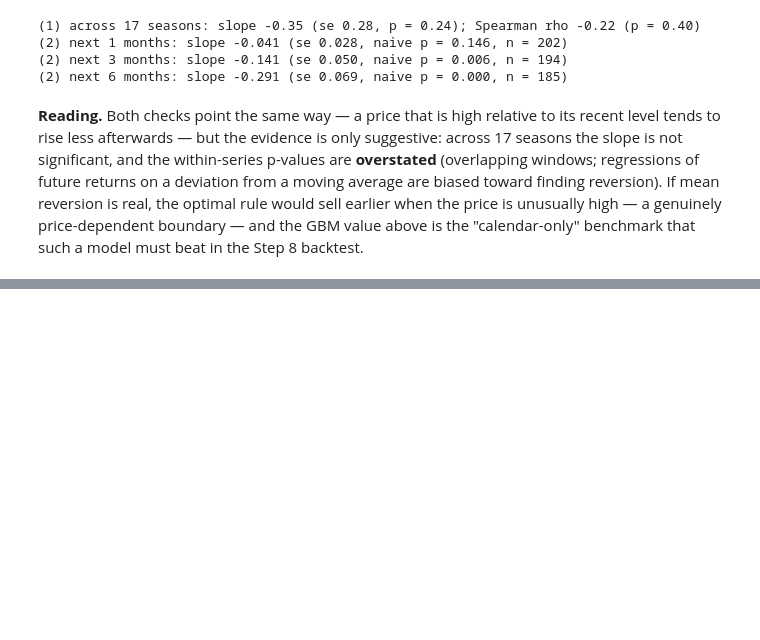
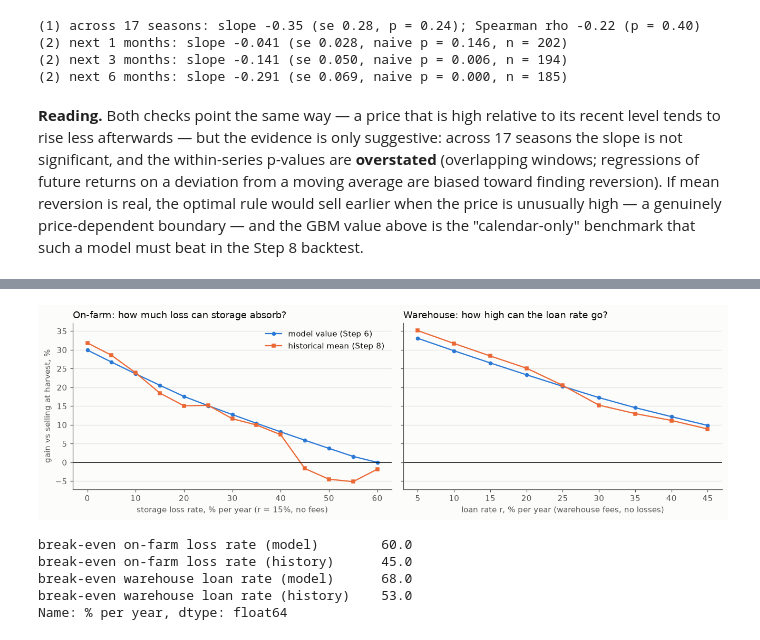
Before and after one commit to thummim-mekuria/erdos_project, a Jupyter notebook: maize_storage_option.ipynb, the cells around one changed output, grey strips where cells are left out. Saved outputs shown, nothing was run; the diff lists cells and outputs as text; code cells hidden in the pictures; blank space fills up the shorter version.

```diff
--- a/maize_storage_option.ipynb
+++ b/maize_storage_option.ipynb
@@ -812,0 +951,14 @@ is unusually high — a genuinely price-dependent boundary — and the GBM value
+# %%
+GRID = [0.1, 0.2, 0.3, 0.5, np.inf]
+thr_rows = []
+for name, c in SC_BT.items():
+    for y in range(2012, 2026):
+        if np.isnan(season_gain(y, c)[0]):
+            continue
+        past = {X: np.nanmean([season_gain(yy, c, X)[0] for yy in range(2007, y)]) for X in GRID}
+        Xb = max(past, key=past.get)
+        thr_rows.append({"scenario": name, "season (Dec start)": y - 1, "chosen X": Xb,
+                         "threshold rule": season_gain(y, c, Xb)[0], "hold to planned month": season_gain(y, c)[0]})
+thr = pd.DataFrame(thr_rows)
+display(thr.groupby("scenario")[["threshold rule", "hold to planned month"]].mean().round(3))
+print("threshold chosen (X):", thr["chosen X"].value_counts().to_dict())
@@ -812,0 +989,50 @@ is unusually high — a genuinely price-dependent boundary — and the GBM value
+# %%
+def model_gain(fee, loss, r_, once):
+    return store_value(fee, loss, r_=r_)[0] - 1 - once
+
+def hist_gain(fee, loss, r_, once):
+    global R_LOAN
+    old, R_LOAN = R_LOAN, r_
+    try:
+        return np.nanmean([season_gain(y, dict(fee=fee, loss=loss, once=once))[0] for y in range(2007, 2026)])
+    finally:
+        R_LOAN = old
+
+losses = np.linspace(0, 0.6, 13)
+rates = np.linspace(0.05, 0.45, 9)
+fig, axes = plt.subplots(1, 2, figsize=(12, 3.8), sharey=True)
+for ax, xs_, f_model, f_hist, xl in [
+        (axes[0], losses, lambda x: model_gain(0, x, .15, 0), lambda x: hist_gain(0, x, .15, 0),
+         "storage loss rate, % per year (r = 15%, no fees)"),
+        (axes[1], rates, lambda x: model_gain(.03, 0, x, .015), lambda x: hist_gain(.03, 0, x, .015),
+         "loan rate r, % per year (warehouse fees, no losses)")]:
+    ax.plot(100 * xs_, [100 * f_model(x) for x in xs_], "o-", color=BLUE, ms=4, label="model value (Step 6)")
+    ax.plot(100 * xs_, [100 * f_hist(x) for x in xs_], "s-", color=ORANGE, ms=4, label="historical mean (Step 8)")
+    ax.axhline(0, color=INK, lw=1); ax.set_xlabel(xl); ax.grid(axis="x", visible=False)
+axes[0].set_ylabel("gain vs selling at harvest, %"); axes[0].legend(frameon=False)
+axes[0].set_title("On-farm: how much loss can storage absorb?", loc="left", color=INK)
+axes[1].set_title("Warehouse: how high can the loan rate go?", loc="left", color=INK)
+plt.tight_layout(); plt.show()
+
+def first_zero(f, grid):
+    # smallest cost on the grid at which the gain is no longer positive (storage stops paying)
+    for x in grid:
+        if f(x) <= 1e-6:
+            return x
+    return np.nan
+
+fine_loss, fine_rate = np.arange(0, 1.001, 0.01), np.arange(0, 1.001, 0.01)
+be = {
+    "break-even on-farm loss rate (model)": first_zero(lambda x: model_gain(0, x, .15, 0), fine_loss),
+    "break-even on-farm loss rate (history)": first_zero(lambda x: hist_gain(0, x, .15, 0), fine_loss),
+    "break-even warehouse loan rate (model)": first_zero(lambda x: model_gain(.03, 0, x, .015), fine_rate),
+    "break-even warehouse loan rate (history)": first_zero(lambda x: hist_gain(.03, 0, x, .015), fine_rate),
+}
+pd.Series(be).mul(100).round(1).rename("% per year")
+# %% [output]
+[figure, added]
+break-even on-farm loss rate (model)        60.0
+break-even on-farm loss rate (history)      45.0
+break-even warehouse loan rate (model)      68.0
+break-even warehouse loan rate (history)    53.0
+Name: % per year, dtype: float64
```
Also changed, not shown: parts of 12 cells of this notebook, 2 other files.
